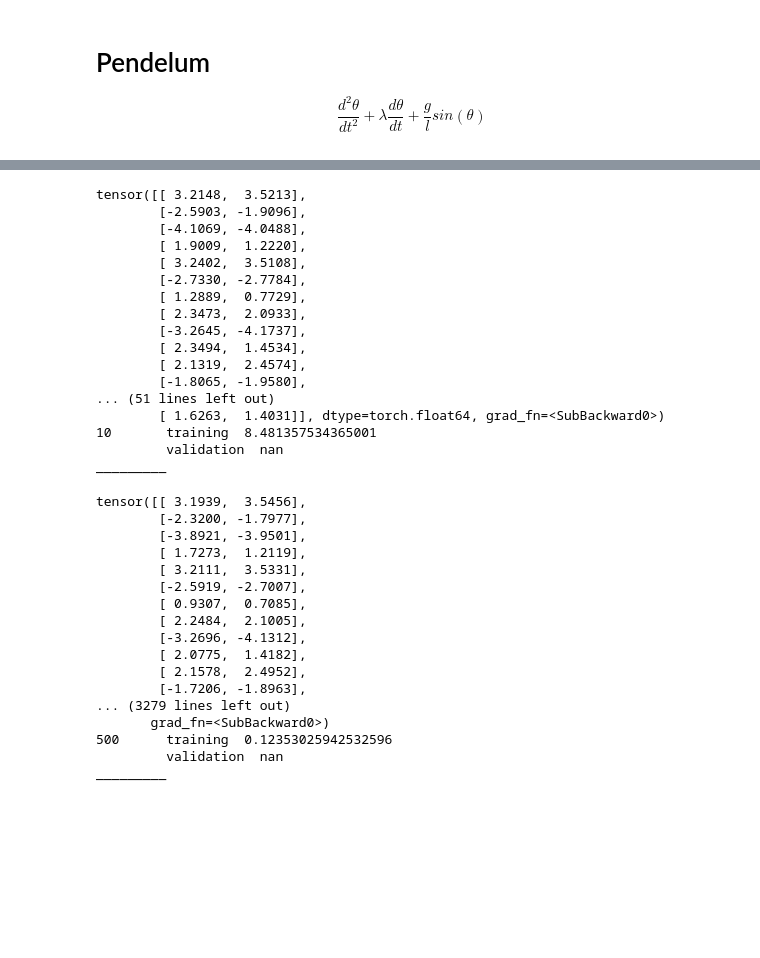
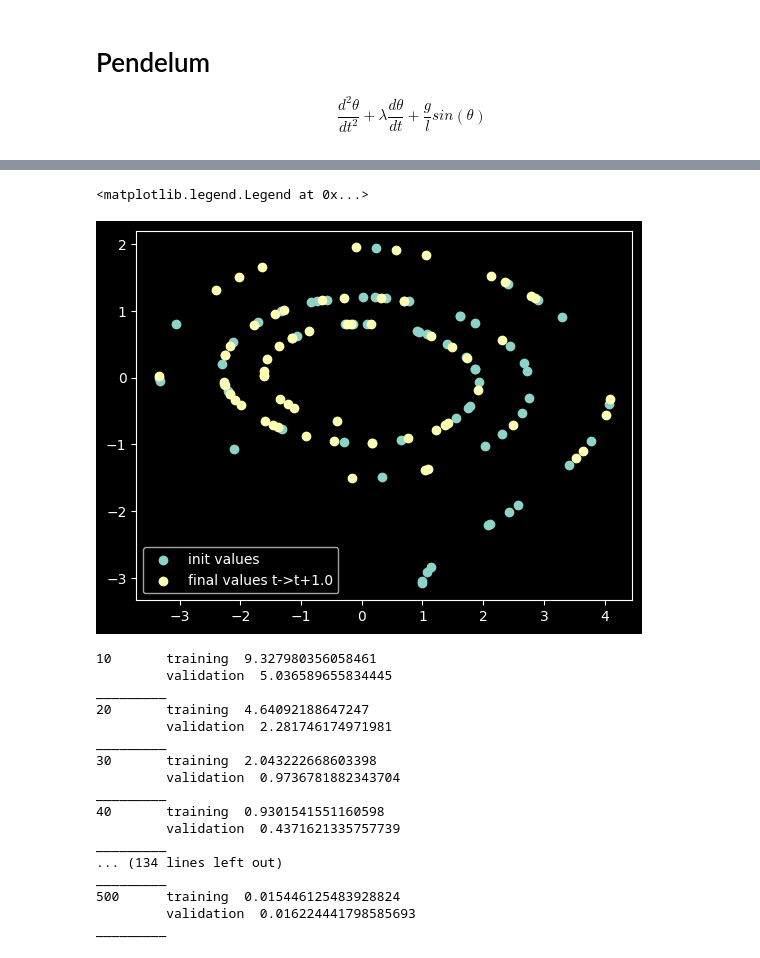
Before and after one commit to MagicMonti/NeuralODE, a Jupyter notebook: pendelum.ipynb, the cells around one changed output, grey strips where cells are left out. Drawn from its saved outputs; the diff is of its cells as text; code cells hidden in the pictures; blank space fills up the shorter version.

```diff
--- a/pendelum.ipynb
+++ b/pendelum.ipynb
@@ -358,3 +372,10 @@ torch.Size([2, 2, 64, 2])
+# %%
+plt.scatter(omega_i, theta_i, label="init values")
+plt.scatter(omega_f, theta_f, label="final values t->t+"+str(propagation_time))
+plt.legend()
+# %% [output]
+<matplotlib.legend.Legend at 0x...>
+[figure, added]
 # %%
 #training
 epoch = 500
@@ -368,11 +389,10 @@ optimizer = torch.optim.Adam(model.parameters(), lr=0.01)
 for k in range(epoch):
     avg_los = []
     for train_batch in train:
-        x_i, x_f = train_batch
-        prediction = model(x_i, propagation_time, use_adjoint = False)
-
+        x_i = train_batch[0]
+        x_f = train_batch[1]
+        prediction = model(x_i, propagation_time, use_adjoint = True)
         loss = torch.mean(torch.norm((prediction - x_f),dim=1)**2)
-
         optimizer.zero_grad()
         loss.backward()
         optimizer.step()
@@ -380,51 +400,33 @@ for k in range(epoch):
     if (k+1)%10==0:
         avg_los_2 = []
         for test_batch in test:
-            x_i, x_f = test_batch
-            prediction = model(x_i, propagation_time, use_adjoint=False)
-            print(torch.norm((prediction - x_f),dim=1)**2)
-            break
-            loss = torch.mean(torch.norm((prediction - x_f),dim=1)**2)
-            avg_los_2.append(loss.item())
+            x_i = test_batch[0]
+            x_f = test_batch[1]
+            prediction = model(x_i, propagation_time, use_adjoint=True)
+            loss_ = torch.mean(torch.norm((prediction - x_f),dim=1)**2)
+            avg_los_2.append(loss_.item())
 
         print(k+1 , "\t training ",np.mean(avg_los))
         print(" \t validation ",np.mean(avg_los_2))
         print("_________")
 # %% [output]
-tensor([[ 3.2148,  3.5213],
-        [-2.5903, -1.9096],
-        [-4.1069, -4.0488],
-        [ 1.9009,  1.2220],
-        [ 3.2402,  3.5108],
-        [-2.7330, -2.7784],
-        [ 1.2889,  0.7729],
-        [ 2.3473,  2.0933],
-        [-3.2645, -4.1737],
-        [ 2.3494,  1.4534],
-        [ 2.1319,  2.4574],
-        [-1.8065, -1.9580],
-... (51 lines left out)
-        [ 1.6263,  1.4031]], dtype=torch.float64, grad_fn=<SubBackward0>)
-10       training  8.481357534365001
-         validation  nan
+10       training  9.327980356058461
+         validation  5.036589655834445
 _________
+20       training  4.64092188647247
+         validation  2.281746174971981
+_________
+30       training  2.043222668603398
+         validation  0.9736781882343704
+_________
+40       training  0.9301541551160598
+         validation  0.4371621335757739
+_________
+... (134 lines left out)
+_________
+500      training  0.015446125483928824
+         validation  0.016224441798585693
+_________
-tensor([[ 3.1939,  3.5456],
-        [-2.3200, -1.7977],
-        [-3.8921, -3.9501],
-        [ 1.7273,  1.2119],
-        [ 3.2111,  3.5331],
-        [-2.5919, -2.7007],
-        [ 0.9307,  0.7085],
-        [ 2.2484,  2.1005],
-        [-3.2696, -4.1312],
-        [ 2.0775,  1.4182],
-        [ 2.1578,  2.4952],
-        [-1.7206, -1.8963],
-... (3279 lines left out)
-       grad_fn=<SubBackward0>)
-500      training  0.12353025942532596
-         validation  nan
-_________
 # %%
 prediction_theta = model(torch.tensor([[theta[0], omega[0]]],dtype=float), 10, True).T[0].detach().numpy()
 prediction_omega = model(torch.tensor([[theta[0], omega[0]]],dtype=float), 10, True).T[1].detach().numpy()
```
Also changed, not shown: parts of 13 cells of this notebook.
